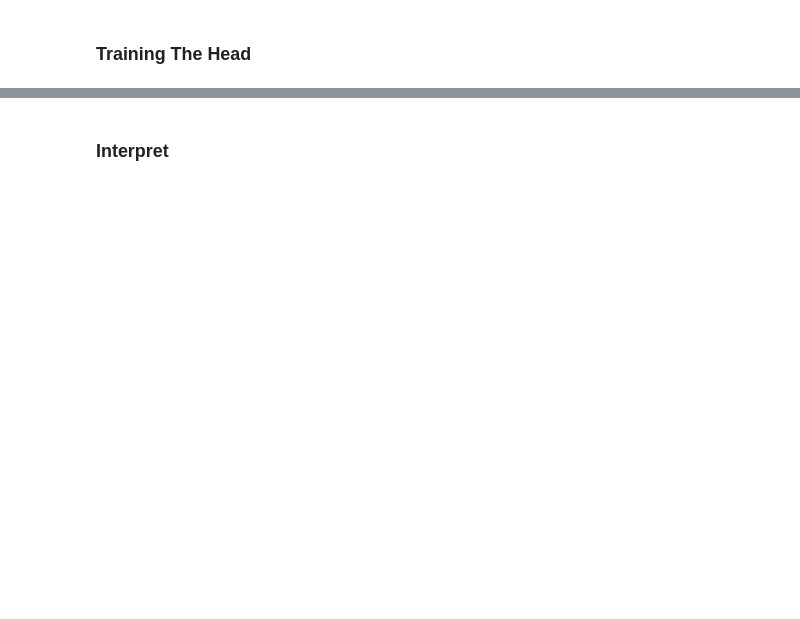
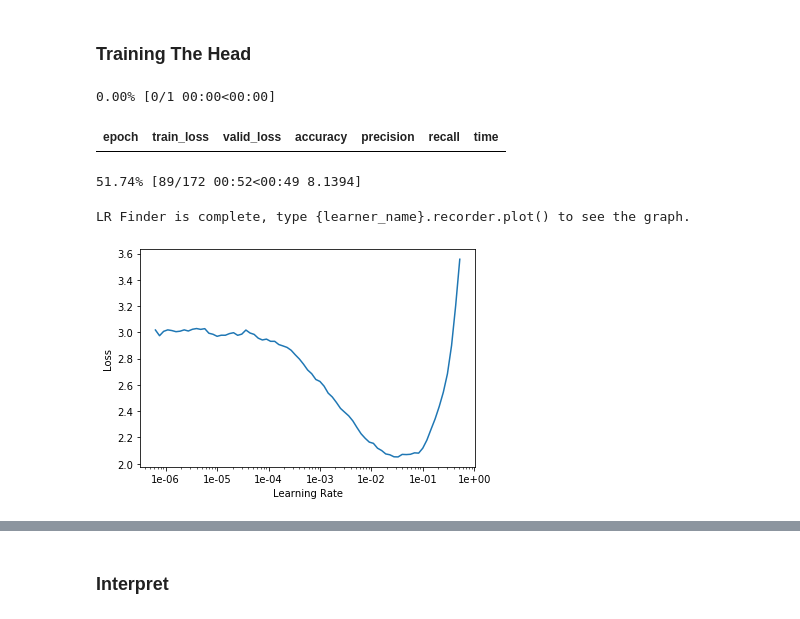
Before and after one commit to echorec/CinemaNet, a Jupyter notebook: nbs/mobilenet_v2_basic.ipynb, the cells around one changed output, grey strips where cells are left out. Saved outputs shown, nothing was run; the diff lists cells and outputs as text; code cells hidden in the pictures; blank space fills up the shorter version.

```diff
--- a/nbs/mobilenet_v2_basic.ipynb
+++ b/nbs/mobilenet_v2_basic.ipynb
@@ -92,7 +121,11 @@ learn = cnn_learner(data, models.mobilenet_v2, pretrained=True,
 model_name = 'MobileNetV2-img_224-frozen'
 callbacks  = get_callbacks(learn, model_name)
 # %%
-#export
-def lr_find(**lr_find_args):
-    learn.lr_find(**lr_find_args)
-    learn.recorder.plot()
+learn.lr_find()
+learn.recorder.plot()
+# %% [output]
+0.00% [0/1 00:00<00:00]
+| epoch | train_loss | valid_loss | accuracy | precision | recall | time |
+51.74% [89/172 00:52<00:49 8.1394]
+LR Finder is complete, type {learner_name}.recorder.plot() to see the graph.
+[figure, added]
```
Also changed, not shown: parts of 27 cells of this notebook, 1 other file.
